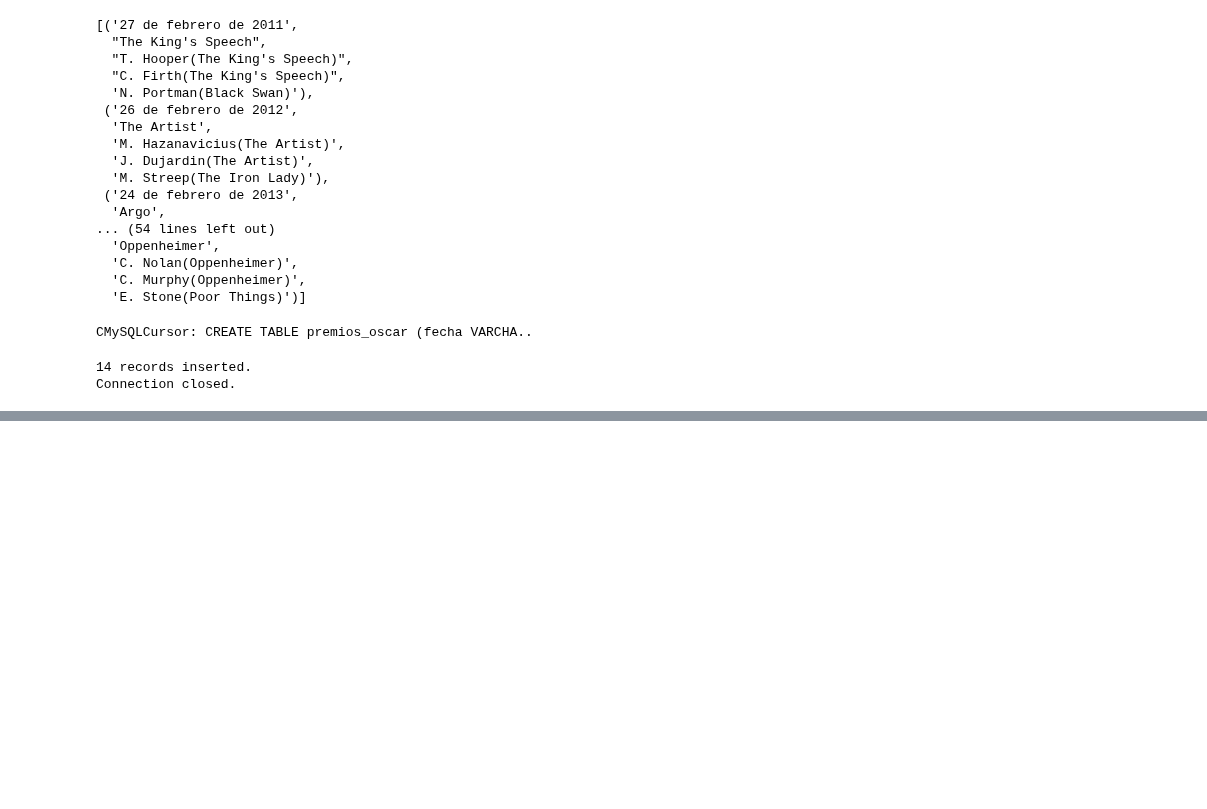
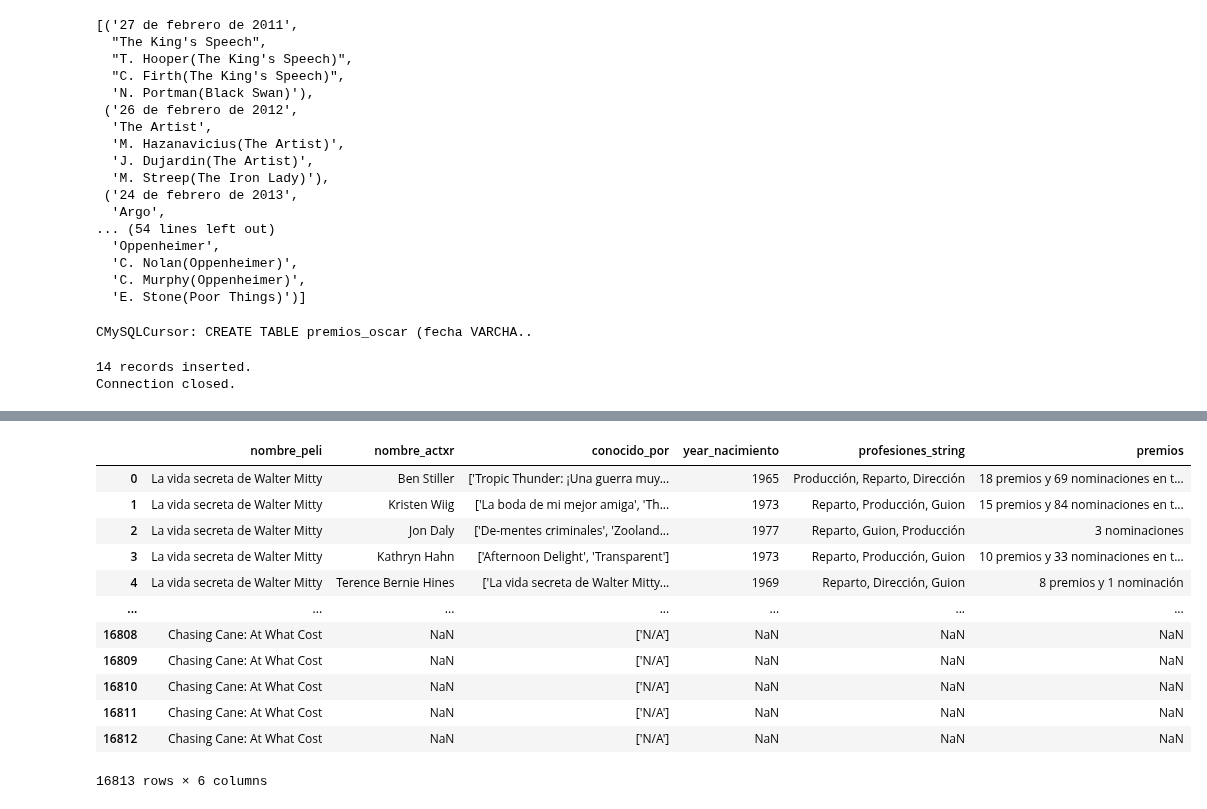
Before and after one commit to DianaG92/proyecto-da-promo-H-modulo-2-team-2-Bombshell, a Jupyter notebook: fase 5- Creación base de datos.ipynb, the cells around one changed output, grey strips where cells are left out. Drawn from its saved outputs; the diff is of its cells as text; code cells hidden in the pictures; blank space fills up the shorter version.

```diff
--- a/fase 5- Creación base de datos.ipynb
+++ b/fase 5- Creación base de datos.ipynb
@@ -292,0 +310,17 @@ Connection closed.
+# %%
+df_modificado = datos_fase3.drop(['Unnamed: 0'], axis=1)
+df_modificado
+# %% [output]
+|  | nombre_peli | nombre_actxr | conocido_por | year_nacimiento | profesiones_string | premios |
+| 0 | La vida secreta de Walter Mitty | Ben Stiller | ['Tropic Thunder: ¡Una guerra muy... | 1965 | Producción, Reparto, Dirección | 18 premios y 69 nominaciones en t... |
+| 1 | La vida secreta de Walter Mitty | Kristen Wiig | ['La boda de mi mejor amiga', 'Th... | 1973 | Reparto, Producción, Guion | 15 premios y 84 nominaciones en t... |
+| 2 | La vida secreta de Walter Mitty | Jon Daly | ['De-mentes criminales', 'Zooland... | 1977 | Reparto, Guion, Producción | 3 nominaciones |
+| 3 | La vida secreta de Walter Mitty | Kathryn Hahn | ['Afternoon Delight', 'Transparent'] | 1973 | Reparto, Producción, Guion | 10 premios y 33 nominaciones en t... |
+| 4 | La vida secreta de Walter Mitty | Terence Bernie Hines | ['La vida secreta de Walter Mitty... | 1969 | Reparto, Dirección, Guion | 8 premios y 1 nominación |
+| ... | ... | ... | ... | ... | ... | ... |
+| 16808 | Chasing Cane: At What Cost | NaN | ['N/A'] | NaN | NaN | NaN |
+| 16809 | Chasing Cane: At What Cost | NaN | ['N/A'] | NaN | NaN | NaN |
+| 16810 | Chasing Cane: At What Cost | NaN | ['N/A'] | NaN | NaN | NaN |
+| 16811 | Chasing Cane: At What Cost | NaN | ['N/A'] | NaN | NaN | NaN |
+| 16812 | Chasing Cane: At What Cost | NaN | ['N/A'] | NaN | NaN | NaN |
+16813 rows × 6 columns
```
Also changed, not shown: parts of 5 cells of this notebook, 3 other files.
